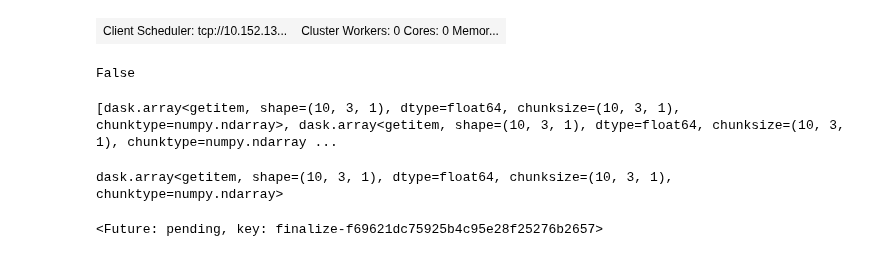
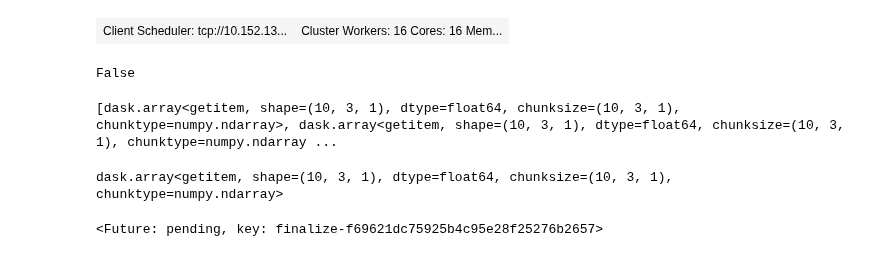
Before and after one commit to chrhck/contagion, a Jupyter notebook: examples/start_cluster.ipynb, the cells around one changed output. Drawn from its saved outputs; the diff is of its cells as text; code cells hidden in the pictures.

```diff
--- a/examples/start_cluster.ipynb
+++ b/examples/start_cluster.ipynb
@@ -1,10 +1,10 @@
 # %%
 from dask.distributed import Client
 
-client = Client("tcp://10.152.133.30:37066")
+client = Client("tcp://10.152.133.30:43944")
 client
 # %% [output]
-| Client Scheduler: tcp://10.152.13... | Cluster Workers: 0 Cores: 0 Memor... |
+| Client Scheduler: tcp://10.152.13... | Cluster Workers: 16 Cores: 16 Mem... |
 # %%
 !rm scheduler.json
 client.write_scheduler_file("scheduler.json")
```
Also changed, not shown: 1 other file.
